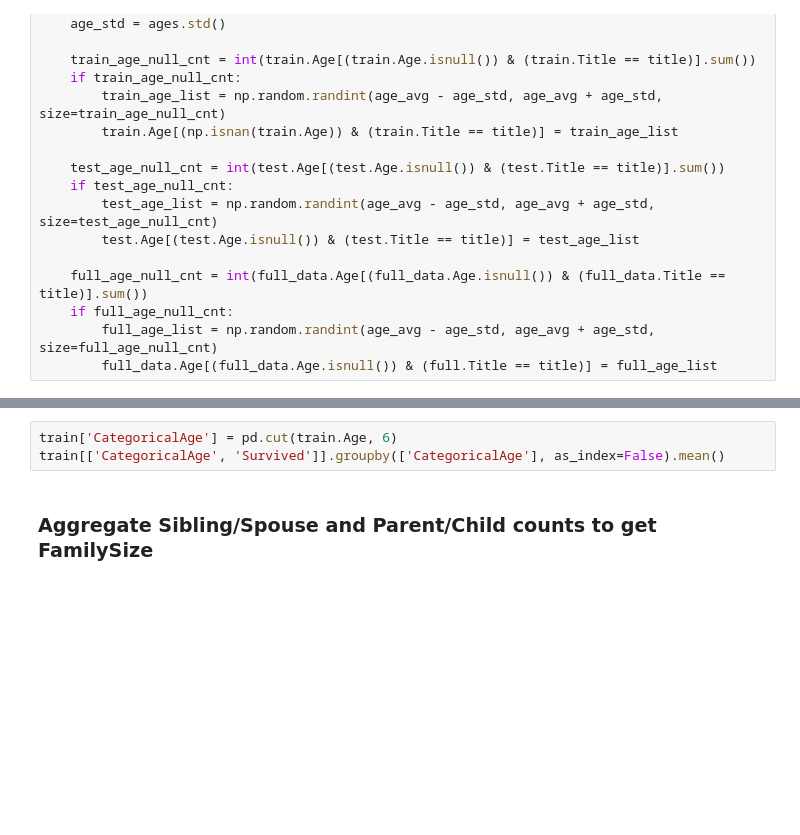
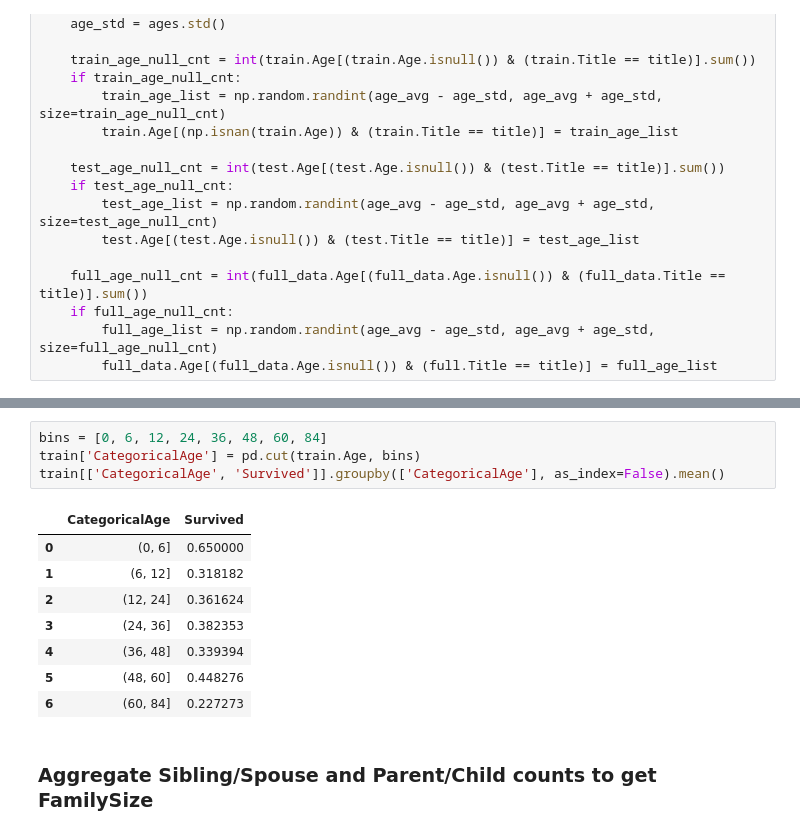
Before and after one commit to jeffyancey/Kaggle, a Jupyter notebook: develop/Titanic.ipynb, the cells around one changed output, grey strips where cells are left out. Saved outputs shown, nothing was run; the diff lists cells and outputs as text; blank space fills up the shorter version.

```diff
--- a/develop/Titanic.ipynb
+++ b/develop/Titanic.ipynb
@@ -229,6 +232,16 @@ AttributeError: 'str' object has no attribute 'Age'
 # %%
-train['CategoricalAge'] = pd.cut(train.Age, 6)
+bins = [0, 6, 12, 24, 36, 48, 60, 84]
+train['CategoricalAge'] = pd.cut(train.Age, bins)
 train[['CategoricalAge', 'Survived']].groupby(['CategoricalAge'], as_index=False).mean()
+# %% [output]
+|  | CategoricalAge | Survived |
+| 0 | (0, 6] | 0.650000 |
+| 1 | (6, 12] | 0.318182 |
+| 2 | (12, 24] | 0.361624 |
+| 3 | (24, 36] | 0.382353 |
+| 4 | (36, 48] | 0.339394 |
+| 5 | (48, 60] | 0.448276 |
+| 6 | (60, 84] | 0.227273 |
 # %% [markdown]
 ### Aggregate Sibling/Spouse and Parent/Child counts to get FamilySize
 # %%
```
Also changed, not shown: parts of 9 cells of this notebook.
